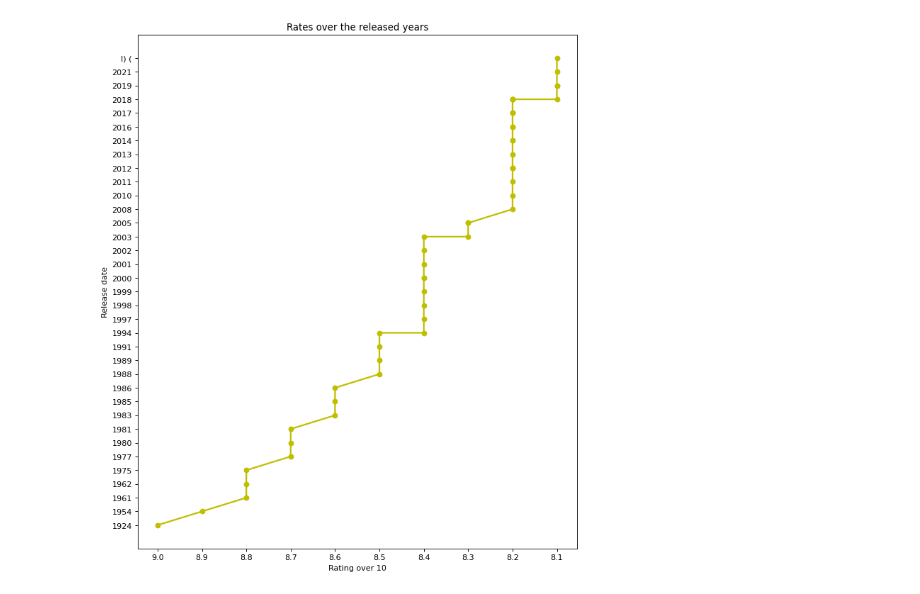
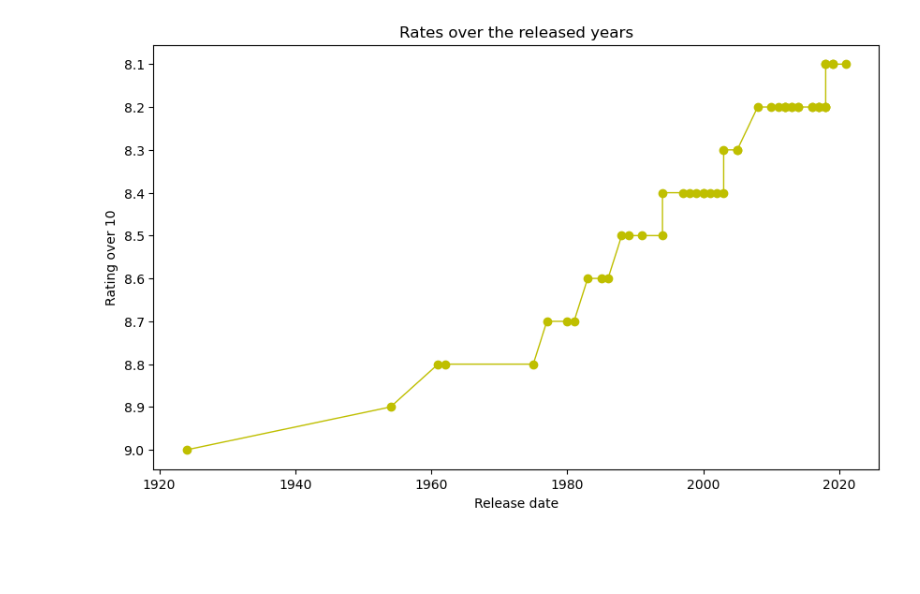
Before and after one commit to N0t10n/Strive_school, a Jupyter notebook: M1_Python/d10_Movie Challenge/action.ipynb, the cells around one changed output. Saved outputs shown, nothing was run; the diff lists cells and outputs as text; code cells hidden in the pictures; blank space fills up the shorter version.

```diff
--- a/M1_Python/d10_Movie Challenge/action.ipynb
+++ b/M1_Python/d10_Movie Challenge/action.ipynb
@@ -45,8 +45,11 @@ for div in divs:
 
 # release_date
 for div in divs:
-    content = div.find('span',{'class': 'lister-item-year text-muted unbold'}).text[1:5]
-    release_date.append(content)
+    content = div.find('span',{'class': 'lister-item-year text-muted unbold'}).text
+    for text in content.split():
+        num = text.replace("(", "").replace(")", "")
+        if num.isdigit():
+            release_date.append(int(num))
 
 # votes
 for div in divs:
@@ -122,10 +114,10 @@ df
 # %%
-plt.figure(figsize = (10, 12), dpi = 80)
-plt.plot(data_df["Rating over 10"], sorted(data_df["Release date"]), color = "y", linewidth = 2, marker = "o")
-plt.xlabel("Rating over 10")
-plt.ylabel("Release date")
+plt.figure(figsize = (10, 6), dpi = 100)
+plt.plot(sorted(data_df["Release date"]), data_df["Rating over 10"], color = "y", linewidth = 1, marker = "o")
+plt.xlabel("Release date")
+plt.ylabel("Rating over 10")
 # plt.title("Total profit of all months")
 plt.title("Rates over the released years")
 plt.show()
 # %% [output]
-[figure, old version]
+[figure, new version]
```
Also changed, not shown: parts of 1 cell of this notebook.
